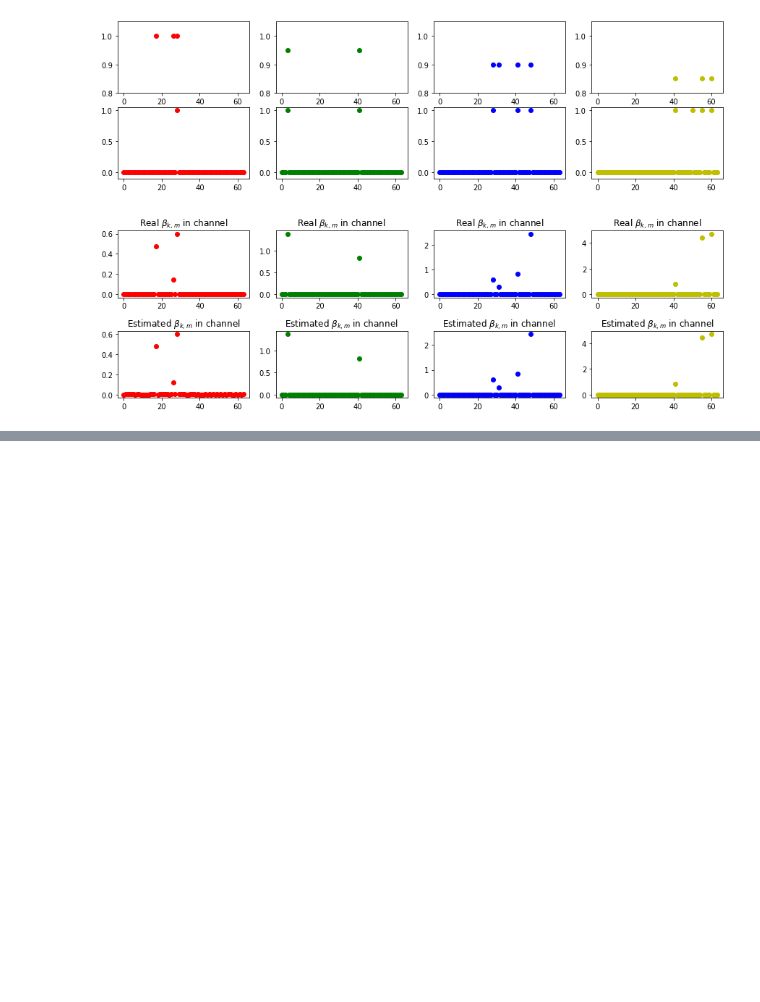
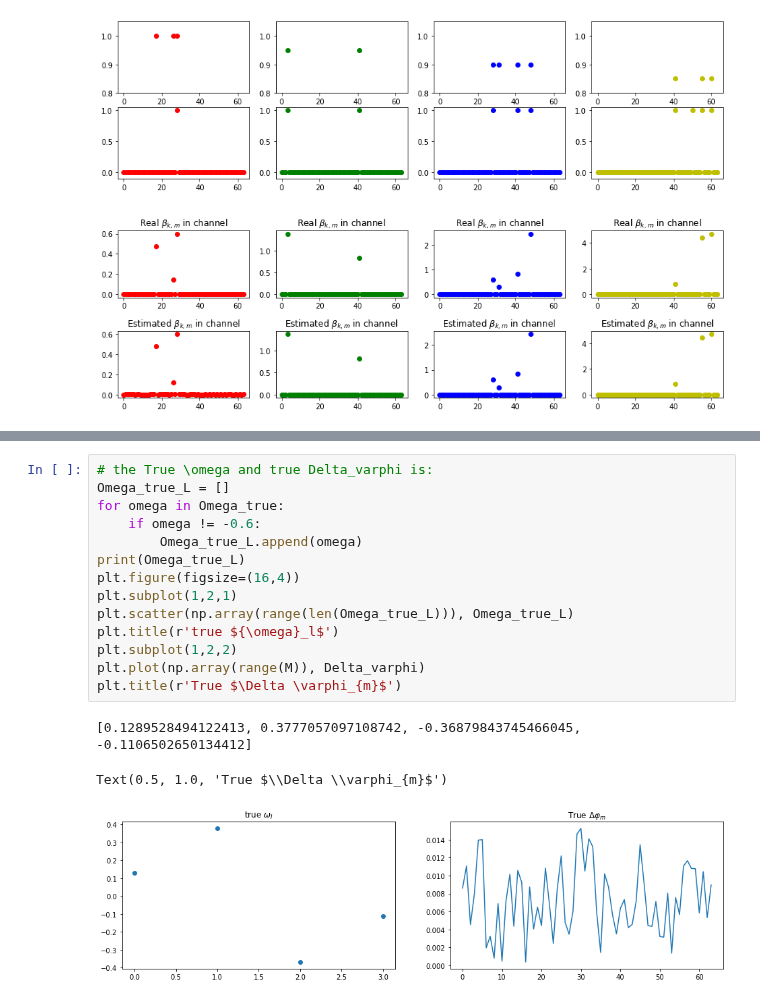
Before and after one commit to Brook1711/RIS-Angular-Domain, a Jupyter notebook: code_main/Alg.ipynb, the cells around one changed output, grey strips where cells are left out. Cells and saved outputs as stored; diff of their text form; blank space fills up the shorter version.

```diff
--- a/code_main/Alg.ipynb
+++ b/code_main/Alg.ipynb
@@ -810,0 +864,18 @@ for k in range(K):
+# %%
+# the True \omega and true Delta_varphi is:
+Omega_true_L = []
+for omega in Omega_true:
+    if omega != -0.6:
+        Omega_true_L.append(omega)
+print(Omega_true_L)
+plt.figure(figsize=(16,4))
+plt.subplot(1,2,1)
+plt.scatter(np.array(range(len(Omega_true_L))), Omega_true_L)
+plt.title(r'true ${\omega}_l$')
+plt.subplot(1,2,2)
+plt.plot(np.array(range(M)), Delta_varphi)
+plt.title(r'True $\Delta \varphi_{m}$')
+# %% [output]
+[0.1289528494122413, 0.3777057097108742, -0.36879843745466045, -0.1106502650134412]
+Text(0.5, 1.0, 'True $\\Delta \\varphi_{m}$')
+[figure, added]
```
Also changed, not shown: parts of 4 cells of this notebook, 1 other file.
